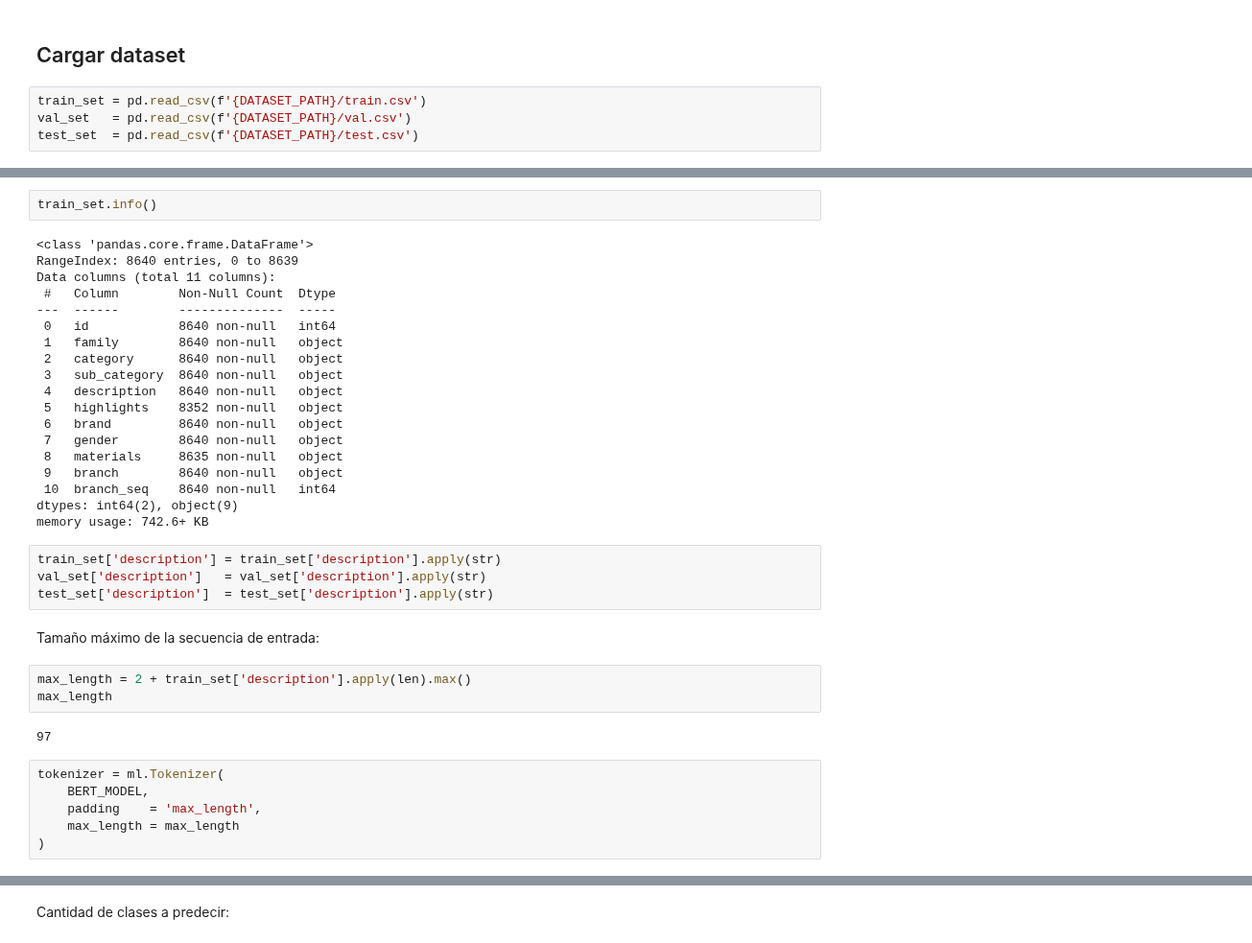
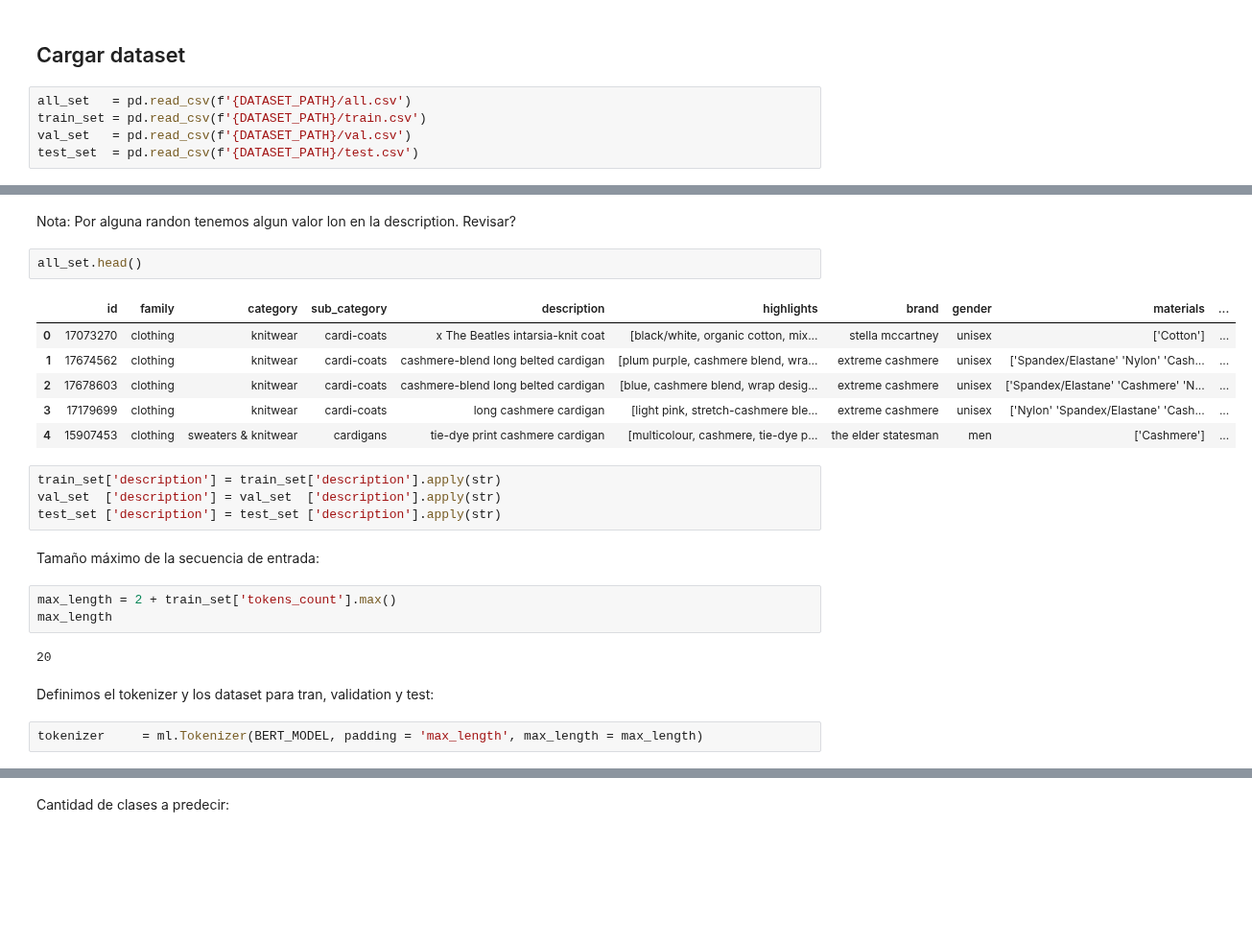
Before and after one commit to magistery-tps/text-mining, a Jupyter notebook: notebooks/fashion-outfits/bert-model.ipynb, the cells around one changed output, grey strips where cells are left out. Shown at 96% size. Cells and saved outputs as stored; diff of their text form; blank space fills up the shorter version.

```diff
--- a/notebooks/fashion-outfits/bert-model.ipynb
+++ b/notebooks/fashion-outfits/bert-model.ipynb
@@ -83,6 +93,7 @@ BERT_MODEL ='bert-base-cased'
 # %% [markdown]
 ## Cargar dataset
 # %%
+all_set   = pd.read_csv(f'{DATASET_PATH}/all.csv')
 train_set = pd.read_csv(f'{DATASET_PATH}/train.csv')
 val_set   = pd.read_csv(f'{DATASET_PATH}/val.csv')
 test_set  = pd.read_csv(f'{DATASET_PATH}/test.csv')
@@ -98,39 +100,27 @@ train_set.head()
-# %%
-train_set.info()
-# %% [output]
-<class 'pandas.core.frame.DataFrame'>
-RangeIndex: 8640 entries, 0 to 8639
-Data columns (total 11 columns):
- #   Column        Non-Null Count  Dtype
----  ------        --------------  -----
- 0   id            8640 non-null   int64
- 1   family        8640 non-null   object
- 2   category      8640 non-null   object
- 3   sub_category  8640 non-null   object
- 4   description   8640 non-null   object
- 5   highlights    8352 non-null   object
- 6   brand         8640 non-null   object
- 7   gender        8640 non-null   object
- 8   materials     8635 non-null   object
- 9   branch        8640 non-null   object
- 10  branch_seq    8640 non-null   int64
-dtypes: int64(2), object(9)
-memory usage: 742.6+ KB
+# %% [markdown]
+Nota: Por alguna randon tenemos algun valor lon en la description. Revisar?
+# %%
+all_set.head()
+# %% [output]
+|  | id | family | category | sub_category | description | highlights | brand | gender | materials | ... |
+| 0 | 17073270 | clothing | knitwear | cardi-coats | x The Beatles intarsia-knit coat | [black/white, organic cotton, mix... | stella mccartney | unisex | ['Cotton'] | ... |
+| 1 | 17674562 | clothing | knitwear | cardi-coats | cashmere-blend long belted cardigan | [plum purple, cashmere blend, wra... | extreme cashmere | unisex | ['Spandex/Elastane' 'Nylon' 'Cash... | ... |
+| 2 | 17678603 | clothing | knitwear | cardi-coats | cashmere-blend long belted cardigan | [blue, cashmere blend, wrap desig... | extreme cashmere | unisex | ['Spandex/Elastane' 'Cashmere' 'N... | ... |
+| 3 | 17179699 | clothing | knitwear | cardi-coats | long cashmere cardigan | [light pink, stretch-cashmere ble... | extreme cashmere | unisex | ['Nylon' 'Spandex/Elastane' 'Cash... | ... |
+| 4 | 15907453 | clothing | sweaters & knitwear | cardigans | tie-dye print cashmere cardigan | [multicolour, cashmere, tie-dye p... | the elder statesman | men | ['Cashmere'] | ... |
 # %%
 train_set['description'] = train_set['description'].apply(str)
-val_set['description']   = val_set['description'].apply(str)
-test_set['description']  = test_set['description'].apply(str)
+val_set  ['description'] = val_set  ['description'].apply(str)
+test_set ['description'] = test_set ['description'].apply(str)
 # %% [markdown]
 Tamaño máximo de la secuencia de entrada:
 # %%
-max_length = 2 + train_set['description'].apply(len).max()
+max_length = 2 + train_set['tokens_count'].max()
 max_length
 # %% [output]
-97
+20
+# %% [markdown]
+Definimos el tokenizer y los dataset para tran, validation y test:
 # %%
-tokenizer = ml.Tokenizer(
-    BERT_MODEL,
-    padding    = 'max_length',
-    max_length = max_length
-)
+tokenizer     = ml.Tokenizer(BERT_MODEL, padding = 'max_length', max_length = max_length)
 # %%
```
Also changed, not shown: parts of 37 cells of this notebook, 6 other files.
